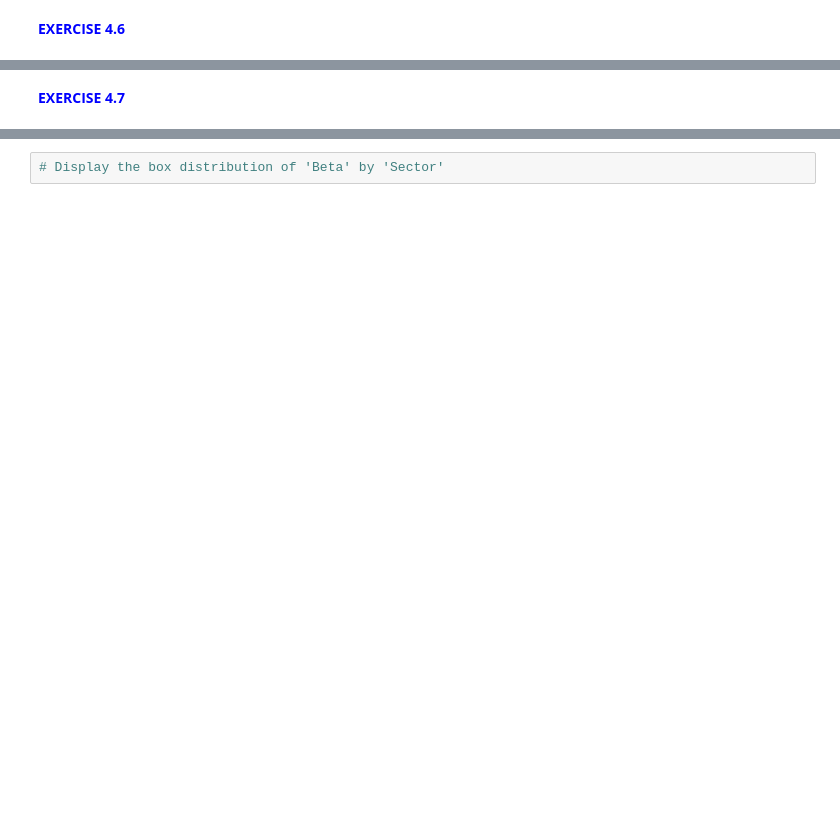
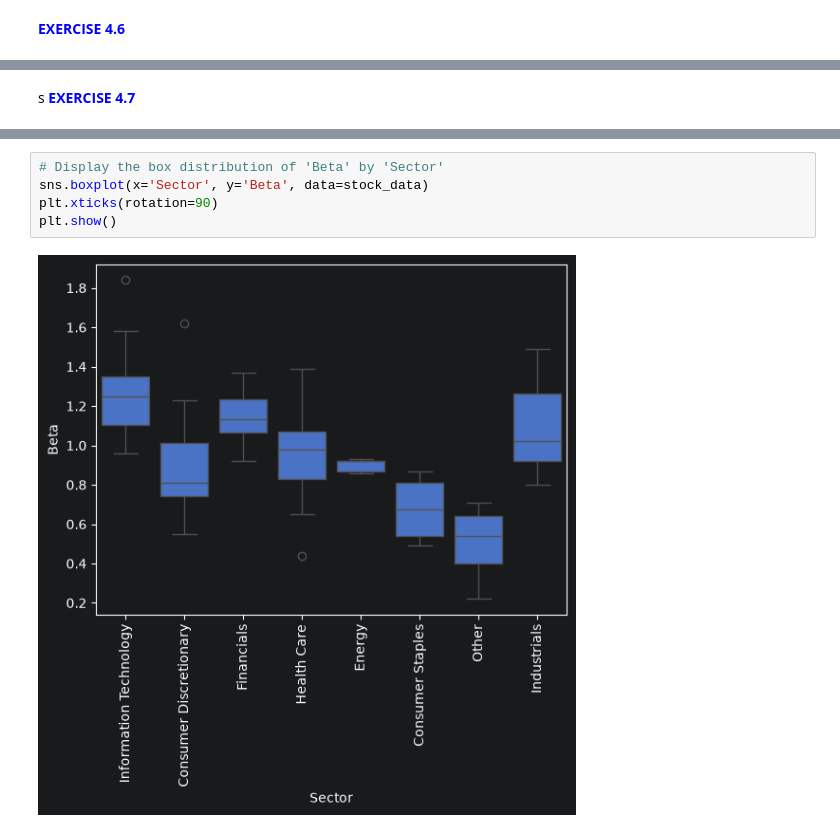
Before and after one commit to Brice-Dev-Lab/PyFi_Coursework, a Jupyter notebook: machine_learning/module_01/notebooks/ML 01. Jupyter Notebook.ipynb, the cells around one changed output, grey strips where cells are left out. Cells and saved outputs as stored; diff of their text form; blank space fills up the shorter version.

Commit message:
continued through lesson and saved cleaned df after exercise 4.7

```diff
--- a/machine_learning/module_01/notebooks/ML 01. Jupyter Notebook.ipynb
+++ b/machine_learning/module_01/notebooks/ML 01. Jupyter Notebook.ipynb
@@ -391,8 +443,13 @@ stock_data.describe()
 # %% [markdown]
-<font color = 'blue'> **EXERCISE 4.7** </font>
+s<font color = 'blue'> **EXERCISE 4.7** </font>
 # %% [markdown]
 ![Exercise 4.7](../figures/exercise_4_7.png)
 # %%
 # Display the box distribution of 'Beta' by 'Sector'
+sns.boxplot(x='Sector', y='Beta', data=stock_data)
+plt.xticks(rotation=90)
+plt.show()
+# %% [output]
+[figure, added]
 # %%
 # Display the box distribution of 'Return' by 'Sector'
```
Also changed, not shown: parts of 7 cells of this notebook, 1 other file.
